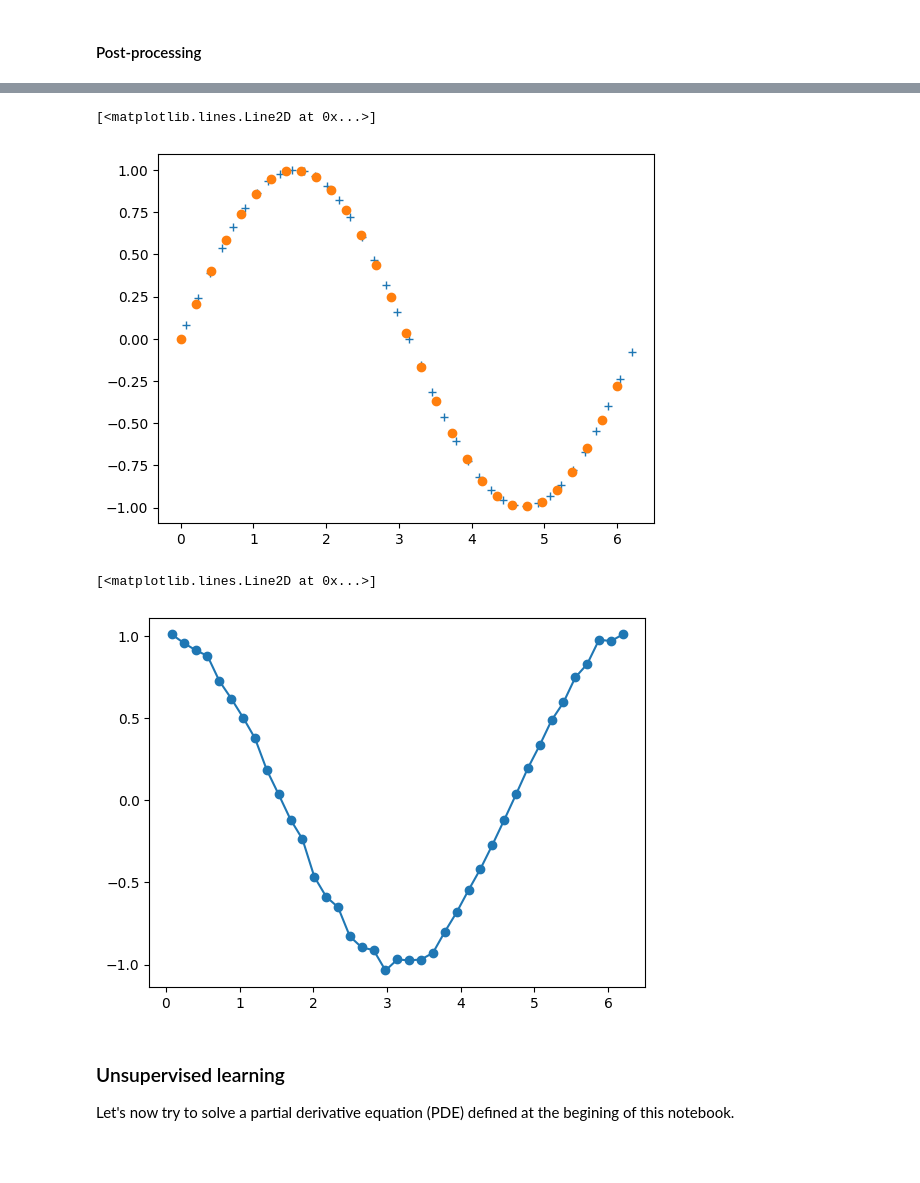
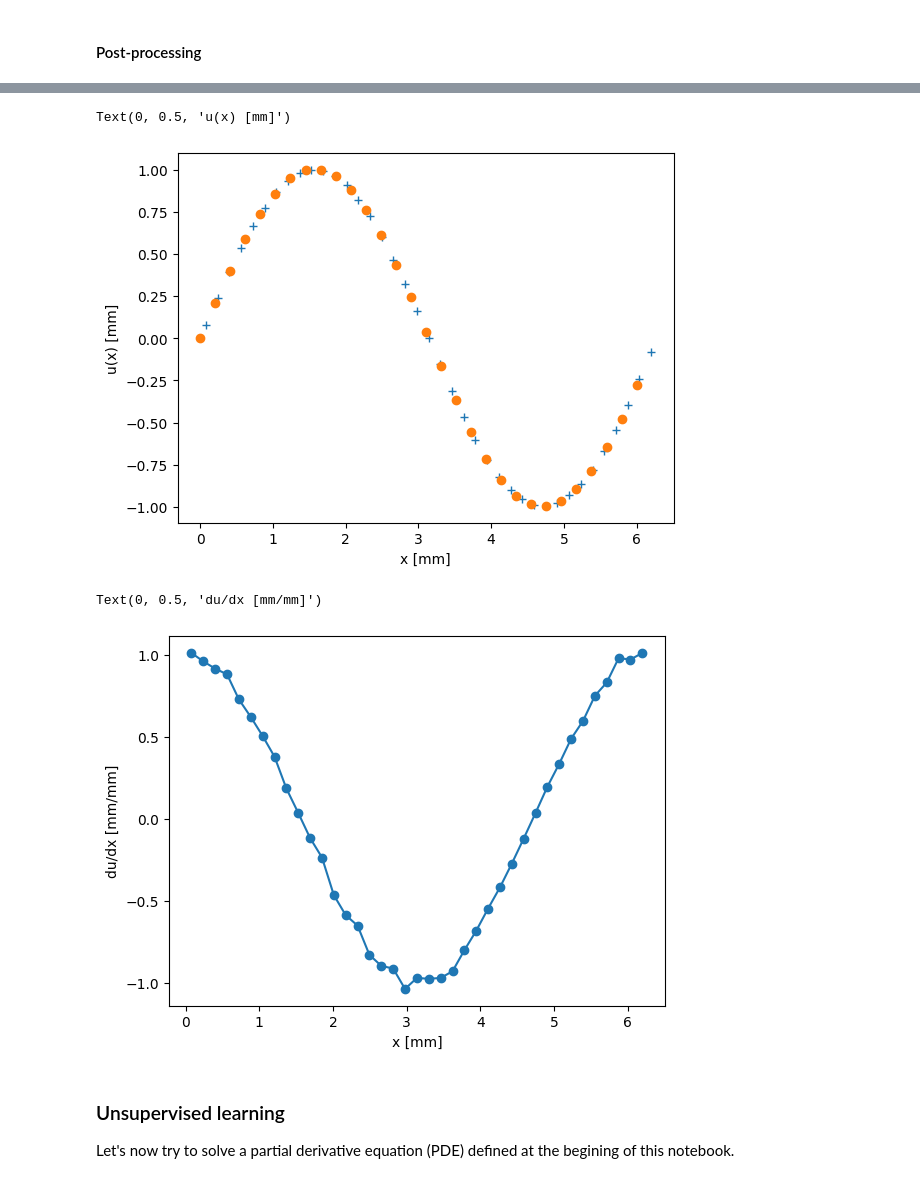
Before and after one commit to AlexandreDabySeesaram/Simplified_1D_NeuROM, a Jupyter notebook: demos/1D_element_based.ipynb, the cells around one changed output, grey strips where cells are left out. Saved outputs shown, nothing was run; the diff lists cells and outputs as text; code cells hidden in the pictures; blank space fills up the shorter version.

```diff
--- a/demos/1D_element_based.ipynb
+++ b/demos/1D_element_based.ipynb
@@ -270,18 +272,22 @@ u_eval = model(x_test)
 plt.figure()
 plt.plot(x_g.data,u.data, '+')
 plt.plot(x_test.data,u_eval.data, 'o')
+plt.xlabel("x [mm]")
+plt.ylabel("u(x) [mm]")
 # %% [output]
-[<matplotlib.lines.Line2D at 0x...>]
+Text(0, 0.5, 'u(x) [mm]')
-[figure, old version]
+[figure, new version]
 # %%
 model.train()
 u, x_g, detJ    = model()
 du_dxg = torch.autograd.grad(u, x_g, grad_outputs=torch.ones_like(u), create_graph=True)[0]
 plt.figure()
 plt.plot(x_g.data,du_dxg.data, '-o')
+plt.xlabel("x [mm]")
+plt.ylabel("du/dx [mm/mm]")
 # %% [output]
-[<matplotlib.lines.Line2D at 0x...>]
+Text(0, 0.5, 'du/dx [mm/mm]')
-[figure, old version]
+[figure, new version]
 # %% [markdown]
 ### Unsupervised learning
 
```
Also changed, not shown: parts of 4 cells of this notebook.
